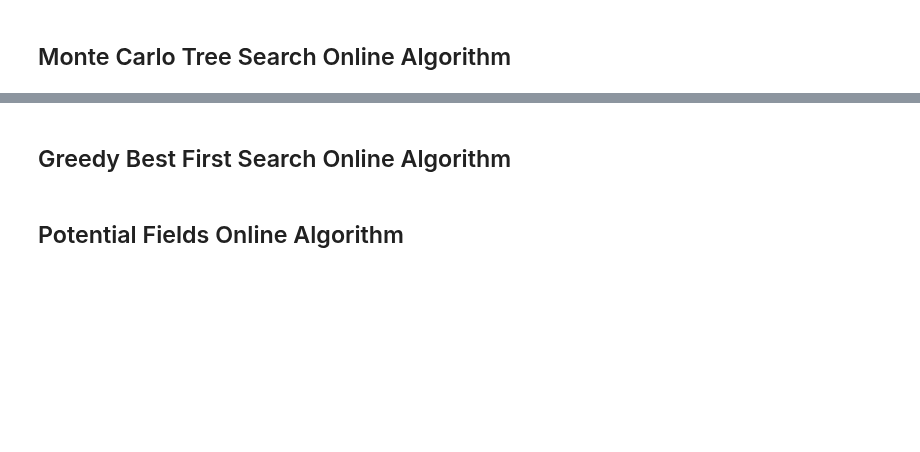
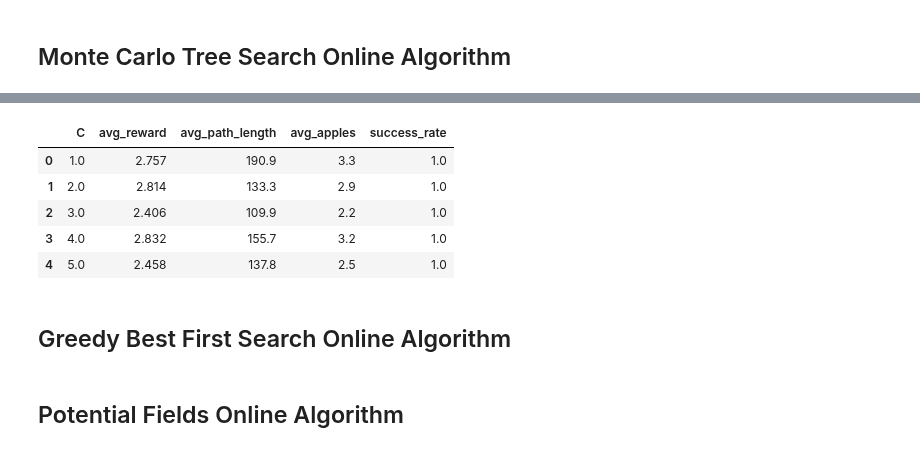
Before and after one commit to Alexthw46/AIF, a Jupyter notebook: Benchmark_Online.ipynb, the cells around one changed output, grey strips where cells are left out. Cells and saved outputs as stored; diff of their text form; code cells hidden in the pictures; blank space fills up the shorter version.

```diff
--- a/Benchmark_Online.ipynb
+++ b/Benchmark_Online.ipynb
@@ -62,3 +206,20 @@ As the stairs won't be visible until the agent reaches the end of the maze, we w
+# %%
+mcts_online_complex_df = benchmark_simulation(complex_env_generator, planner_online, seeds, param_grid,
+                                              online=True, planner_func=mcts)
+mcts_online_complex_avg = mcts_online_complex_df.groupby(['C']).agg(
+    avg_reward=('reward', 'mean'),
+    avg_path_length=('path_length', 'mean'),
+    avg_apples=('apples_eaten', 'mean'),
+    success_rate=('success', 'mean')
+).reset_index()
+mcts_online_complex_avg
+# %% [output]
+|  | C | avg_reward | avg_path_length | avg_apples | success_rate |
+| 0 | 1.0 | 2.757 | 190.9 | 3.3 | 1.0 |
+| 1 | 2.0 | 2.814 | 133.3 | 2.9 | 1.0 |
+| 2 | 3.0 | 2.406 | 109.9 | 2.2 | 1.0 |
+| 3 | 4.0 | 2.832 | 155.7 | 3.2 | 1.0 |
+| 4 | 5.0 | 2.458 | 137.8 | 2.5 | 1.0 |
 # %% [markdown]
 ## Greedy Best First Search Online Algorithm
 # %% [markdown]
```
Also changed, not shown: parts of 10 cells of this notebook, 2 other files.
